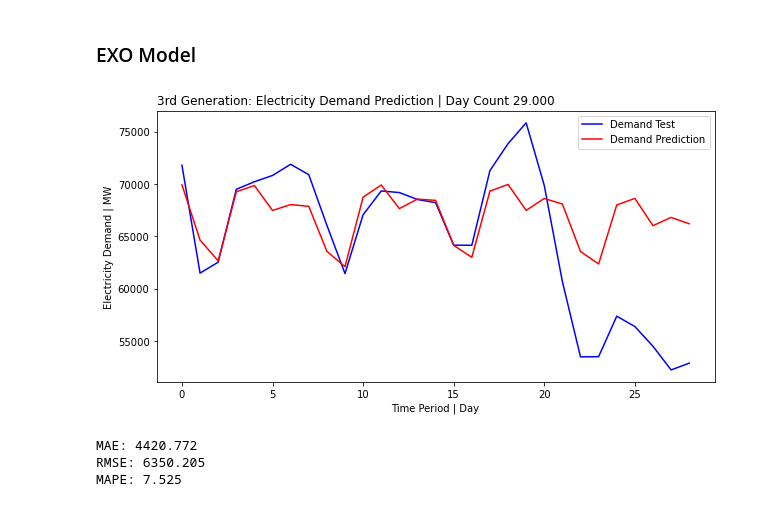
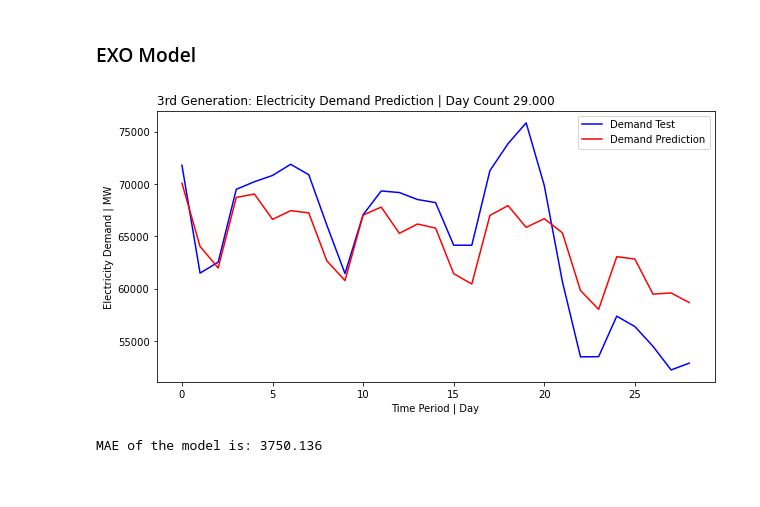
Before and after one commit to snowbalzz/Modeling, a Jupyter notebook: Gen3/ar_lags_exo.ipynb, the cells around one changed output. Cells and saved outputs as stored; diff of their text form; code cells hidden in the pictures.

```diff
--- a/Gen3/ar_lags_exo.ipynb
+++ b/Gen3/ar_lags_exo.ipynb
@@ -153,8 +153,8 @@ df2
 X = df2['Total Demand'].values
 train, test = X[1:len(X)-period], X[len(X)-period:]
 
-w = df2['Wind Speed'].values
-w_train, w_test = w[1:len(w)-period], w[len(w)-period:]
+# w = df2['Wind Speed'].values
+# w_train, w_test = w[1:len(w)-period], w[len(w)-period:]
 
 a = df2['Air Temperature'].values
 a_train, a_test = a[1:len(a)-period], a[len(a)-period:]
@@ -165,11 +165,11 @@ a_train, a_test = a[1:len(a)-period], a[len(a)-period:]
 c = df2['Cloud Coverage'].values
 c_train, c_test = c[1:len(c)-period], c[len(c)-period:]
 
-array_train = np.array([a_train, c_train])
-array_test = np.array([a_test, c_test])
+array_train = np.array([a_train,])
+array_test = np.array([a_test])
 
-array_train = array_train.reshape((1429,  2))
-array_test = array_test.reshape((period, 2))
+array_train = array_train.reshape((1429,  1))
+array_test = array_test.reshape((period, 1))
 # %% [markdown]
 ### Checking if everything works before adding the EXO
 # %%
@@ -211,28 +211,26 @@ predictions = auto.predict(start=len(train), end=len(train)+len(test)-1, exog_oo
 # %%
 plt.figure(figsize=(10, 5))
 plt.title("3rd Generation: Electricity Demand Prediction | Day Count %.3f" % period, loc = 'left')
 
 plt.plot(test, color='blue', label='Demand Test')
 plt.plot(predictions, color='red', label = 'Demand Prediction')
 
 
 plt.ylabel("Electricity Demand | MW")
 plt.xlabel("Time Period | Day")
 
 plt.legend()
 plt.show()
 
 mae = mean_absolute_error(test, predictions)
-print('MAE: %.3f' % mae)
+print('MAE of the model is: %.3f' % mae)
 
-rmse = mean_squared_error(test, predictions, squared=False)
-print('RMSE: %.3f' % rmse)
+# rmse = mean_squared_error(test, predictions, squared=False)
+# print('RMSE: %.3f' % rmse)
 
-from sklearn.metrics import mean_absolute_percentage_error
-mape = mean_absolute_percentage_error(test, predictions) * 100
-print('MAPE: %.3f' % mape)
+# from sklearn.metrics import mean_absolute_percentage_error
+# mape = mean_absolute_percentage_error(test, predictions) * 100
+# print('MAPE: %.3f' % mape)
 # %% [output]
-[figure, old version]
+[figure, new version]
-MAE: 4420.772
-RMSE: 6350.205
-MAPE: 7.525
+MAE of the model is: 3750.136
```
Also changed, not shown: 4 other files.
